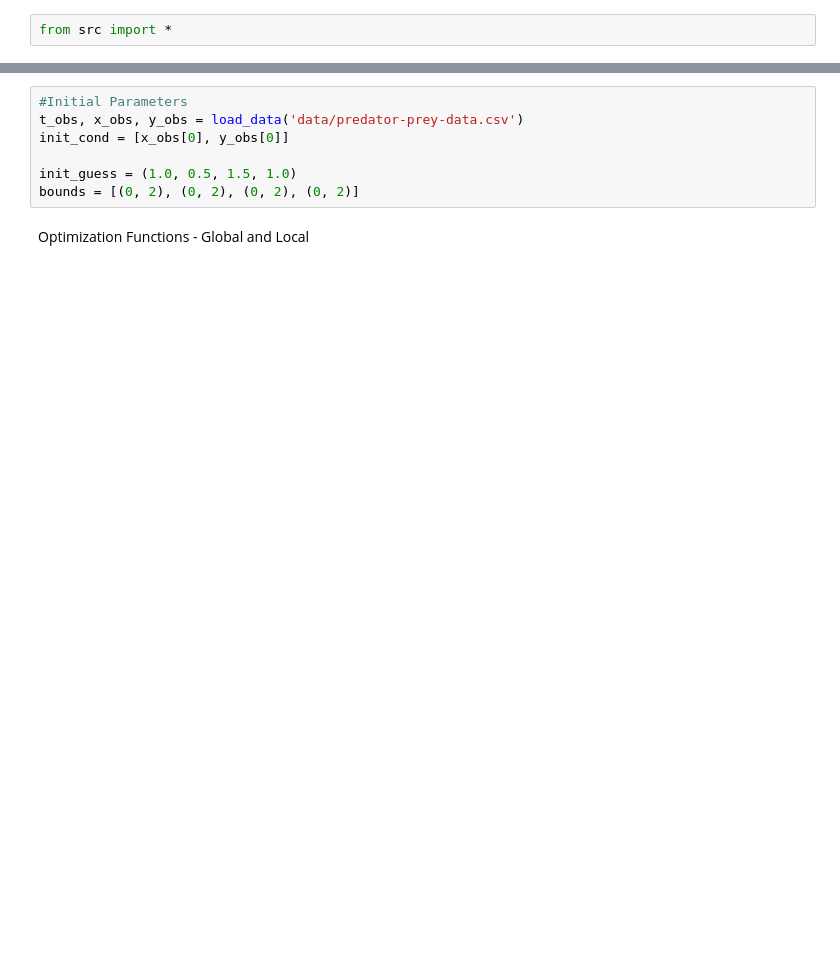
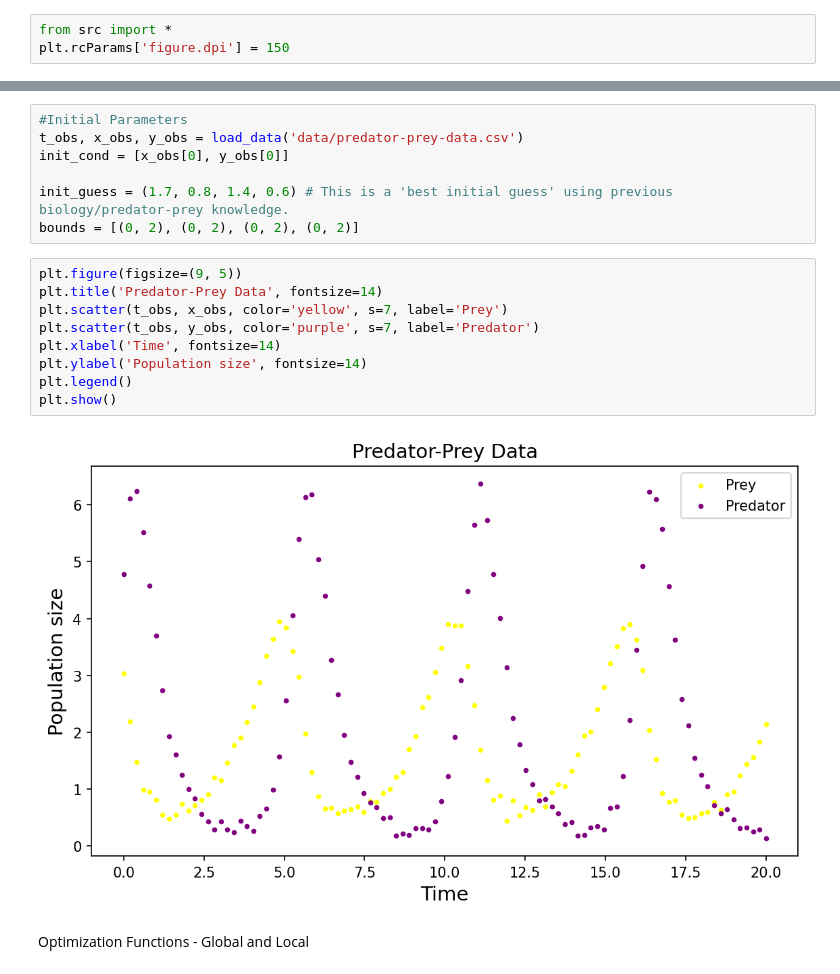
Before and after one commit to kushhhhs/LotkaVolterra-ModelFitting, a Jupyter notebook: main.ipynb, the cells around one changed output, grey strips where cells are left out. Cells and saved outputs as stored; diff of their text form; blank space fills up the shorter version.

```diff
--- a/main.ipynb
+++ b/main.ipynb
@@ -3,2 +13,3 @@ Jupyter Notebook
 # %%
 from src import *
+plt.rcParams['figure.dpi'] = 150
@@ -7,7 +24,18 @@ from src import *
 t_obs, x_obs, y_obs = load_data('data/predator-prey-data.csv')
 init_cond = [x_obs[0], y_obs[0]]
 
-init_guess = (1.0, 0.5, 1.5, 1.0)
+init_guess = (1.7, 0.8, 1.4, 0.6) # This is a 'best initial guess' using previous biology/predator-prey knowledge.
 bounds = [(0, 2), (0, 2), (0, 2), (0, 2)]
+# %%
+plt.figure(figsize=(9, 5))
+plt.title('Predator-Prey Data', fontsize=14)
+plt.scatter(t_obs, x_obs, color='yellow', s=7, label='Prey')
+plt.scatter(t_obs, y_obs, color='purple', s=7, label='Predator')
+plt.xlabel('Time', fontsize=14)
+plt.ylabel('Population size', fontsize=14)
+plt.legend()
+plt.show()
+# %% [output]
+[figure, added]
 # %% [markdown]
 Optimization Functions - Global and Local
```
Also changed, not shown: parts of 20 cells of this notebook, 6 other files.
